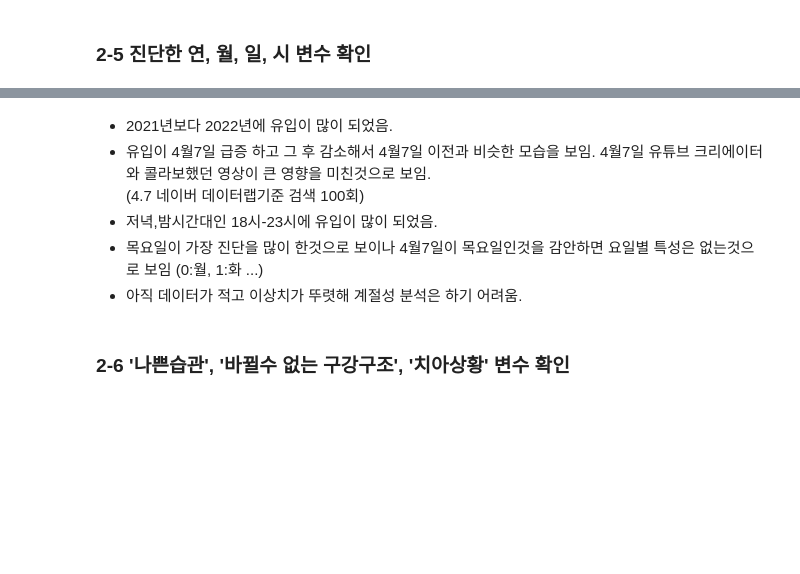
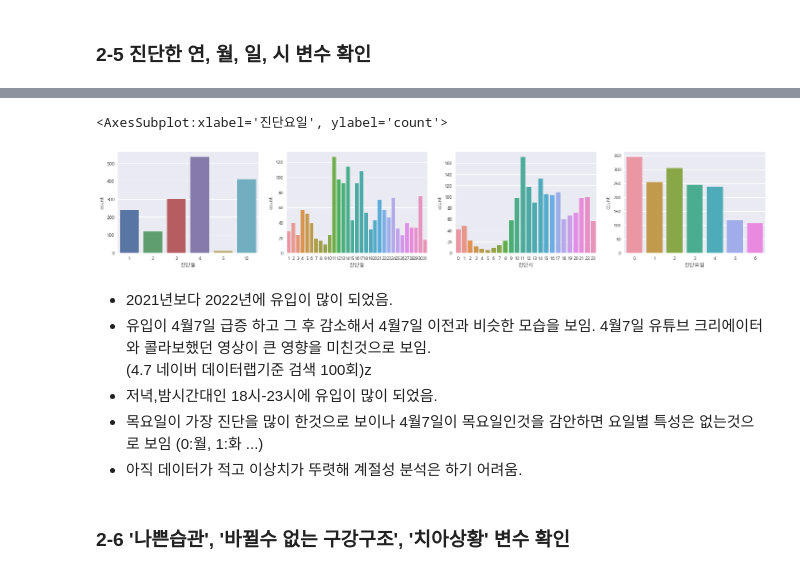
Before and after one commit to K-Final-Project/MZ-trend, a Jupyter notebook: EDA.ipynb, the cells around one changed output, grey strips where cells are left out. Saved outputs shown, nothing was run; the diff lists cells and outputs as text; code cells hidden in the pictures; blank space fills up the shorter version.

```diff
--- a/EDA.ipynb
+++ b/EDA.ipynb
@@ -215,0 +217,2 @@ sns.countplot(df['진단요일'], ax=ax[4])
+# %%
+df3 = copy.deepcopy(df)
@@ -216,7 +224,26 @@ sns.countplot(df['진단요일'], ax=ax[4])
+# %%
+a = df3[(df3['진단월'] == '4') & (df3['진단일'] == '7')].index
+b = df3[(df3['진단월'] == '4') & (df3['진단일'] == '8')].index
+c = df3[(df3['진단월'] == '4') & (df3['진단일'] == '9')].index
+d = df3[(df3['진단월'] == '4') & (df3['진단일'] == '10')].index
+
+df3 = df3.drop(a)
+df3 = df3.drop(b)
+df3 = df3.drop(c)
+df3 = df3.drop(d)
+# %%
+fig, ax = plt.subplots(ncols=4, figsize=(25,4))
+sns.countplot(df3['진단월'], ax=ax[0])
+sns.countplot(df3['진단일'], ax=ax[1])
+sns.countplot(df3['진단시'], ax=ax[2])
+sns.countplot(df3['진단요일'], ax=ax[3])
+# %% [output]
+<AxesSubplot:xlabel='진단요일', ylabel='count'>
+[figure, added]
 # %% [markdown]
 * 2021년보다 2022년에 유입이 많이 되었음.
 * 유입이 4월7일 급증 하고 그 후 감소해서 4월7일 이전과 비슷한 모습을 보임. 4월7일 유튜브 크리에이터와 콜라보했던 영상이 큰 영향을 미친것으로 보임.
-(4.7 네이버 데이터랩기준 검색 100회)
+(4.7 네이버 데이터랩기준 검색 100회)z
 * 저녁,밤시간대인 18시-23시에 유입이 많이 되었음.
 * 목요일이 가장 진단을 많이 한것으로 보이나 4월7일이 목요일인것을 감안하면 요일별 특성은 없는것으로 보임 (0:월, 1:화 ...)
 * 아직 데이터가 적고 이상치가 뚜렷해 계절성 분석은 하기 어려움.
```
Also changed, not shown: parts of 7 cells of this notebook, 10 other files.
